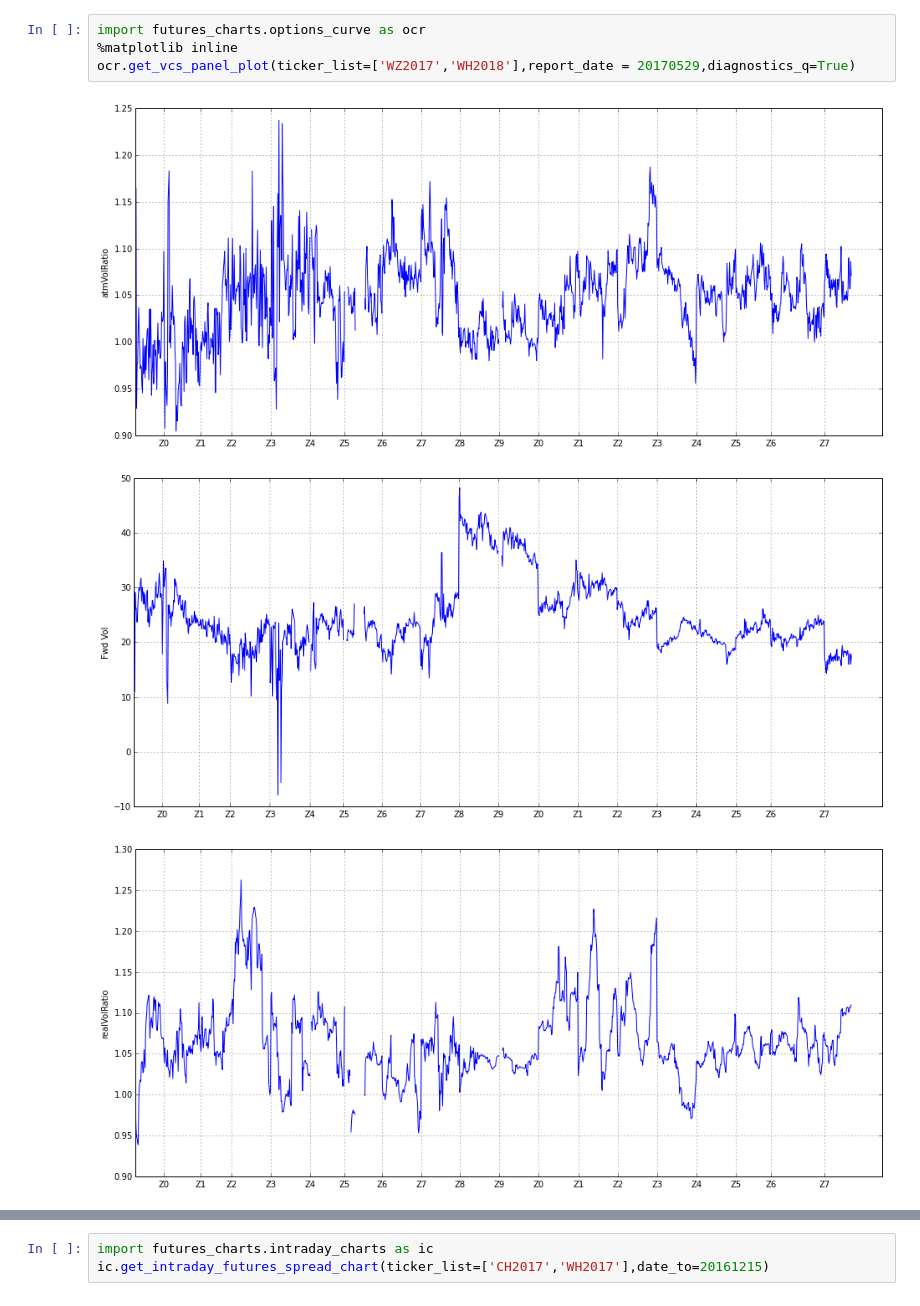
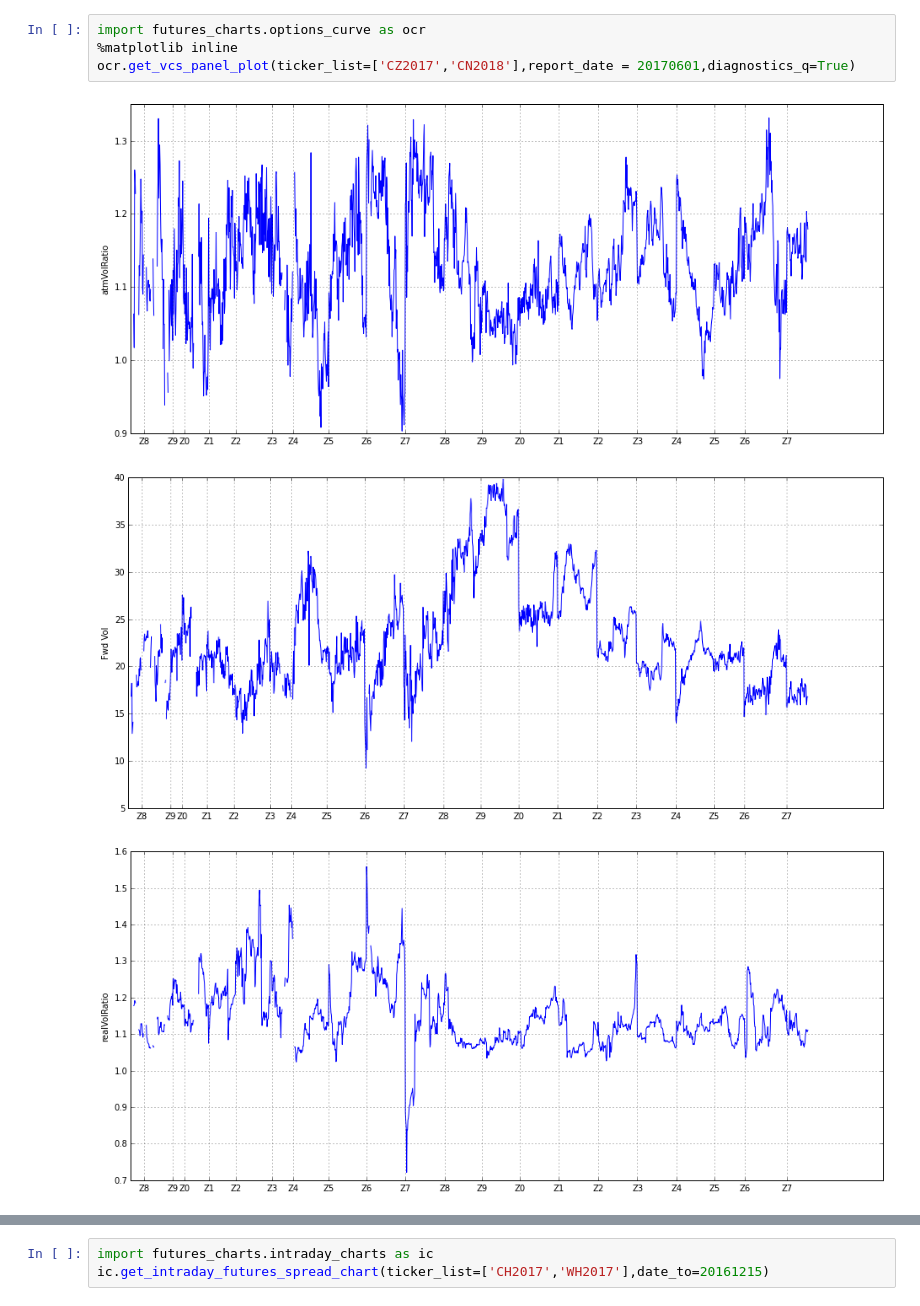
Before and after one commit to d0p34m1n3/repo_barbarossa, a Jupyter notebook: PycharmProjects/ta/analysis.ipynb, the cells around one changed output, grey strips where cells are left out. Saved outputs shown, nothing was run; the diff lists cells and outputs as text.

```diff
--- a/PycharmProjects/ta/analysis.ipynb
+++ b/PycharmProjects/ta/analysis.ipynb
@@ -28,8 +28,8 @@ Valid?: True
 # %%
 import futures_charts.options_curve as ocr
 %matplotlib inline
-ocr.get_vcs_panel_plot(ticker_list=['WZ2017','WH2018'],report_date = 20170529,diagnostics_q=True)
+ocr.get_vcs_panel_plot(ticker_list=['CZ2017','CN2018'],report_date = 20170601,diagnostics_q=True)
 # %% [output]
-[figure, old version]
+[figure, new version]
-[figure, old version]
+[figure, new version]
-[figure, old version]
+[figure, new version]
```
Also changed, not shown: parts of 3 cells of this notebook, 16 other files.
